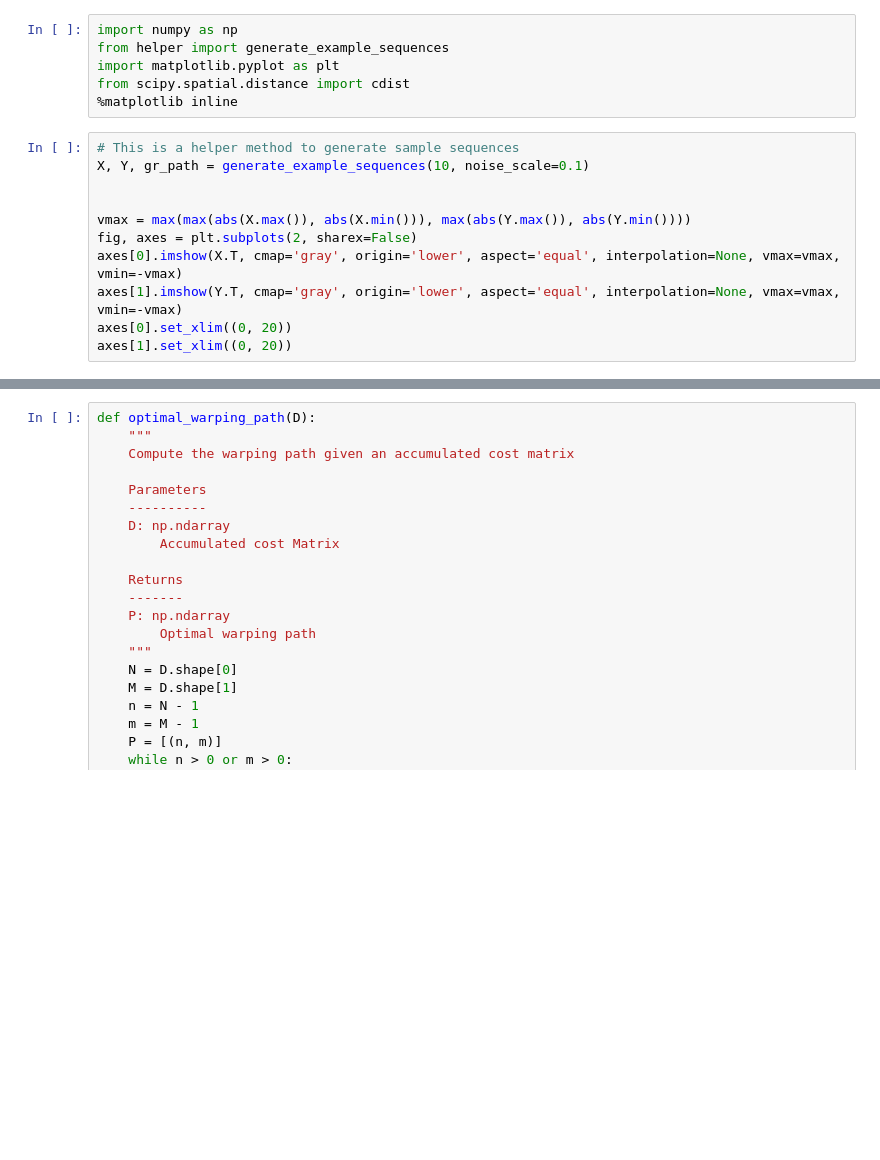
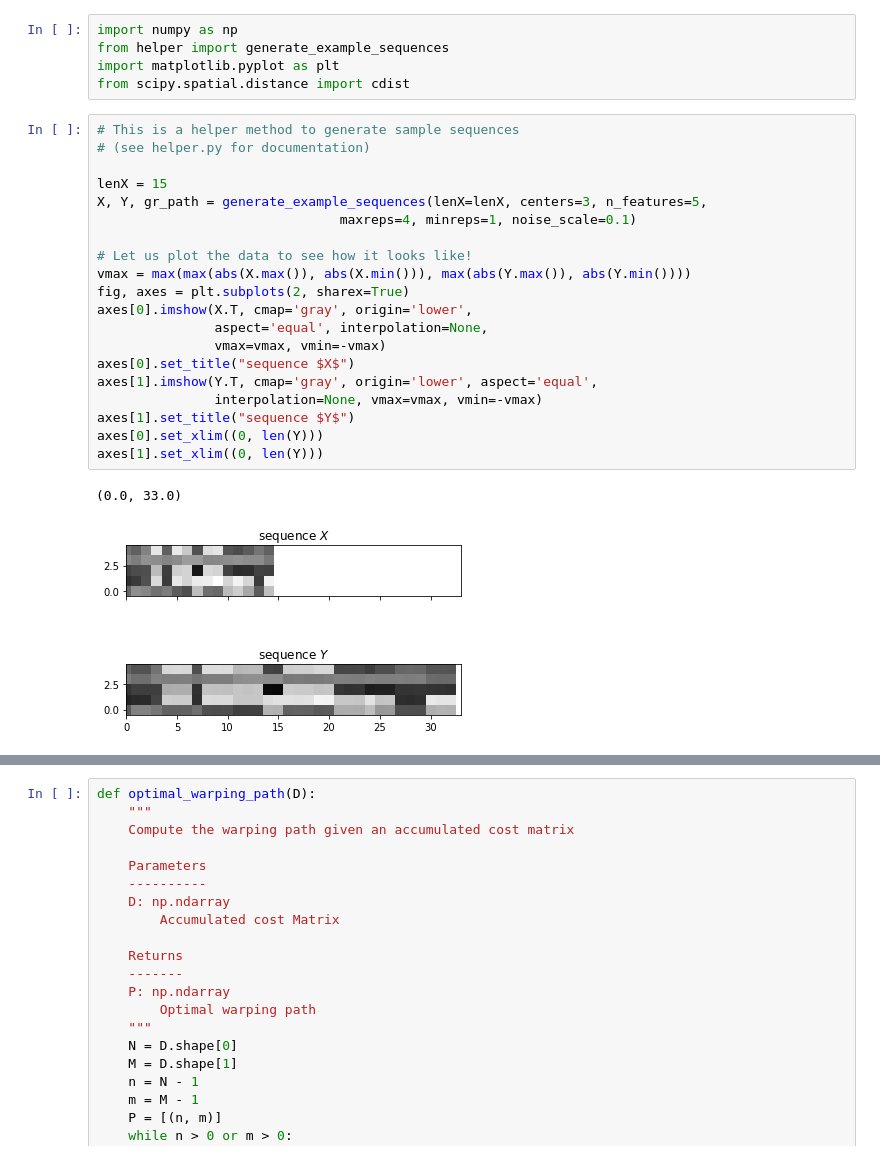
Before and after one commit to MusicalInformatics/miws2021env, a Jupyter notebook: alignment/dynamic_time_warping.ipynb, the cells around one changed output, grey strips where cells are left out. Drawn from its saved outputs; the diff is of its cells as text; blank space fills up the shorter version.

```diff
--- a/alignment/dynamic_time_warping.ipynb
+++ b/alignment/dynamic_time_warping.ipynb
@@ -9,15 +23,26 @@ import numpy as np
 from helper import generate_example_sequences
 import matplotlib.pyplot as plt
 from scipy.spatial.distance import cdist
-%matplotlib inline
 # %%
 # This is a helper method to generate sample sequences
-X, Y, gr_path = generate_example_sequences(10, noise_scale=0.1)
+# (see helper.py for documentation)
 
+lenX = 15
+X, Y, gr_path = generate_example_sequences(lenX=lenX, centers=3, n_features=5,
+                               maxreps=4, minreps=1, noise_scale=0.1)
 
+# Let us plot the data to see how it looks like!
 vmax = max(max(abs(X.max()), abs(X.min())), max(abs(Y.max()), abs(Y.min())))
-fig, axes = plt.subplots(2, sharex=False)
-axes[0].imshow(X.T, cmap='gray', origin='lower', aspect='equal', interpolation=None, vmax=vmax, vmin=-vmax)
-axes[1].imshow(Y.T, cmap='gray', origin='lower', aspect='equal', interpolation=None, vmax=vmax, vmin=-vmax)
-axes[0].set_xlim((0, 20))
-axes[1].set_xlim((0, 20))
+fig, axes = plt.subplots(2, sharex=True)
+axes[0].imshow(X.T, cmap='gray', origin='lower',
+               aspect='equal', interpolation=None,
+               vmax=vmax, vmin=-vmax)
+axes[0].set_title("sequence $X$")
+axes[1].imshow(Y.T, cmap='gray', origin='lower', aspect='equal',
+               interpolation=None, vmax=vmax, vmin=-vmax)
+axes[1].set_title("sequence $Y$")
+axes[0].set_xlim((0, len(Y)))
+axes[1].set_xlim((0, len(Y)))
+# %% [output]
+(0.0, 33.0)
+[figure, added]
```
Also changed, not shown: parts of 11 cells of this notebook, 6 other files.
